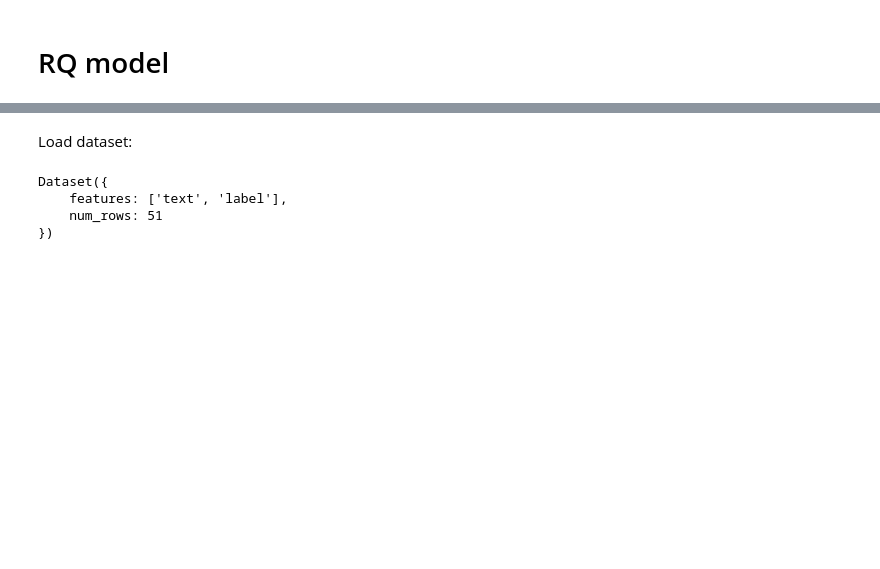
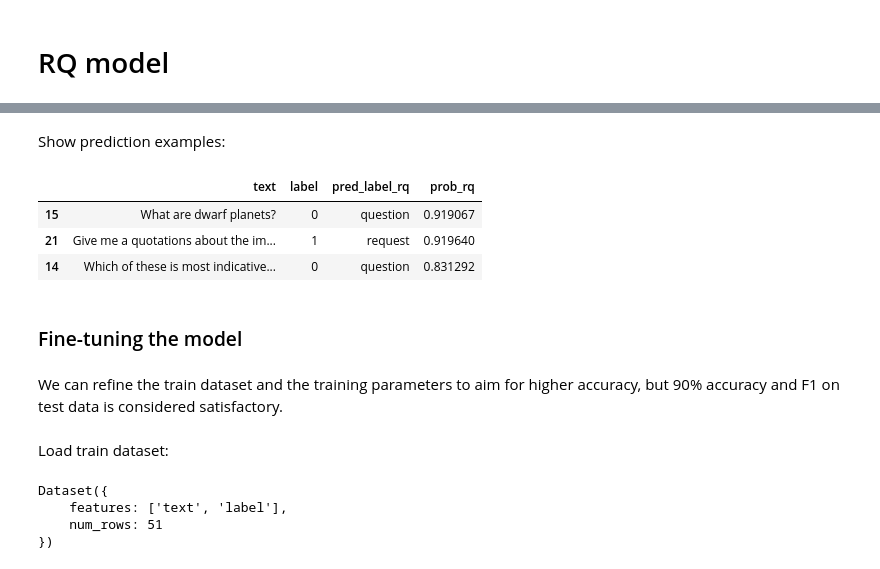
Before and after one commit to reddgr/chatbot-response-scoring-scbn-rqtl, a Jupyter notebook: rq-model-training-workflow.ipynb, the cells around one changed output, grey strips where cells are left out. Cells and saved outputs as stored; diff of their text form; code cells hidden in the pictures; blank space fills up the shorter version.

```diff
--- a/rq-model-training-workflow.ipynb
+++ b/rq-model-training-workflow.ipynb
@@ -71,5 +104,20 @@ importlib.reload(labeling_widget)
+# %% [markdown]
+Show prediction examples:
+# %%
+rq_classifier = tcf.Classifier(rq_model_path, rq_label_map)
+rq_classification_df = rq_classifier.classify_dataframe_column(test_dataset_df, target_column = 'text', feature_suffix = 'rq')
+display(rq_classification_df.sample(3))
+# %% [output]
+|  | text | label | pred_label_rq | prob_rq |
+| 15 | What are dwarf planets? | 0 | question | 0.919067 |
+| 21 | Give me a quotations about the im... | 1 | request | 0.919640 |
+| 14 | Which of these is most indicative... | 0 | question | 0.831292 |
+# %% [markdown]
+### Fine-tuning the model
+# %% [markdown]
+We can refine the train dataset and the training parameters to aim for higher accuracy, but 90% accuracy and F1 on test data is considered satisfactory.
 # %% [markdown]
-Load dataset:
+Load train dataset:
 # %%
 dataset_dict = load_dataset("reddgr/rq-request-question-prompts")
 dataset = dataset_dict["train"]  # Access the "train" split
```
Also changed, not shown: parts of 22 cells of this notebook, 2 other files.
